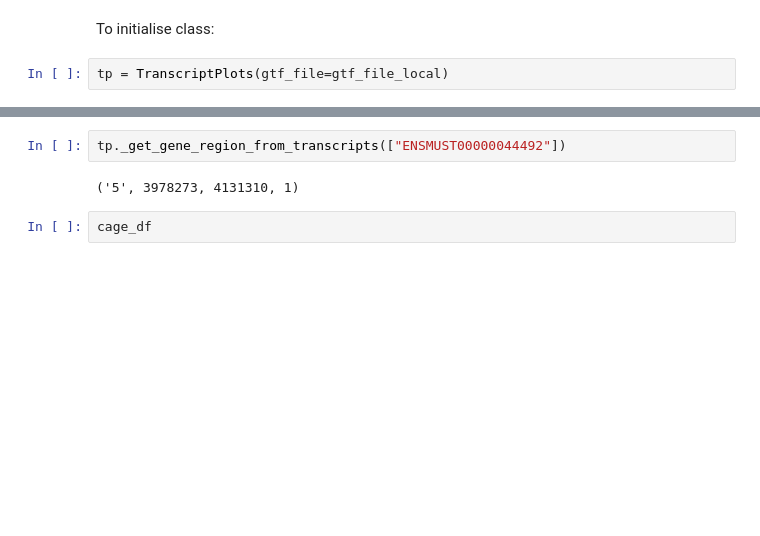
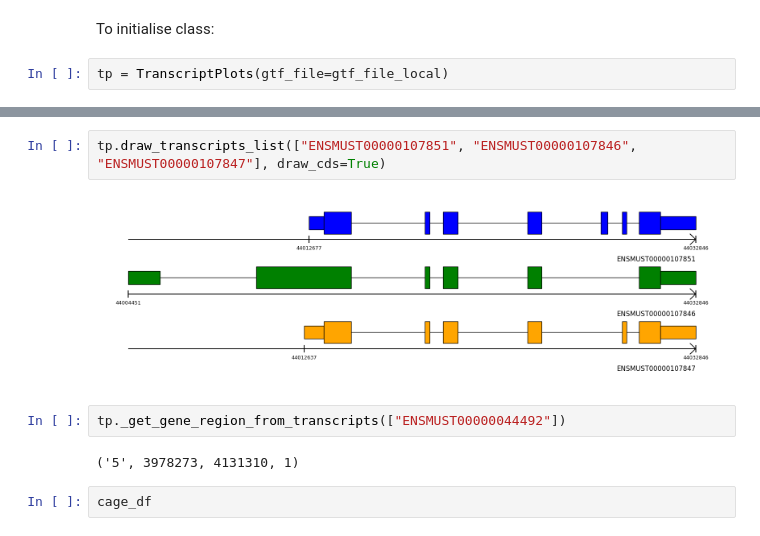
Before and after one commit to cobioda/allos, a Jupyter notebook: nbs/001_transcript_plots.ipynb, the cells around one changed output, grey strips where cells are left out. Saved outputs shown, nothing was run; the diff lists cells and outputs as text; blank space fills up the shorter version.

```diff
--- a/nbs/001_transcript_plots.ipynb
+++ b/nbs/001_transcript_plots.ipynb
@@ -1160,3 +1146,7 @@ NameError: name 'cage_df' is not defined
+# %%
+tp.draw_transcripts_list(["ENSMUST00000107851", "ENSMUST00000107846", "ENSMUST00000107847"], draw_cds=True)
+# %% [output]
+[figure, added]
 # %%
 tp._get_gene_region_from_transcripts(["ENSMUST00000044492"])
 # %% [output]
```
Also changed, not shown: parts of 8 cells of this notebook, 2 other files.
